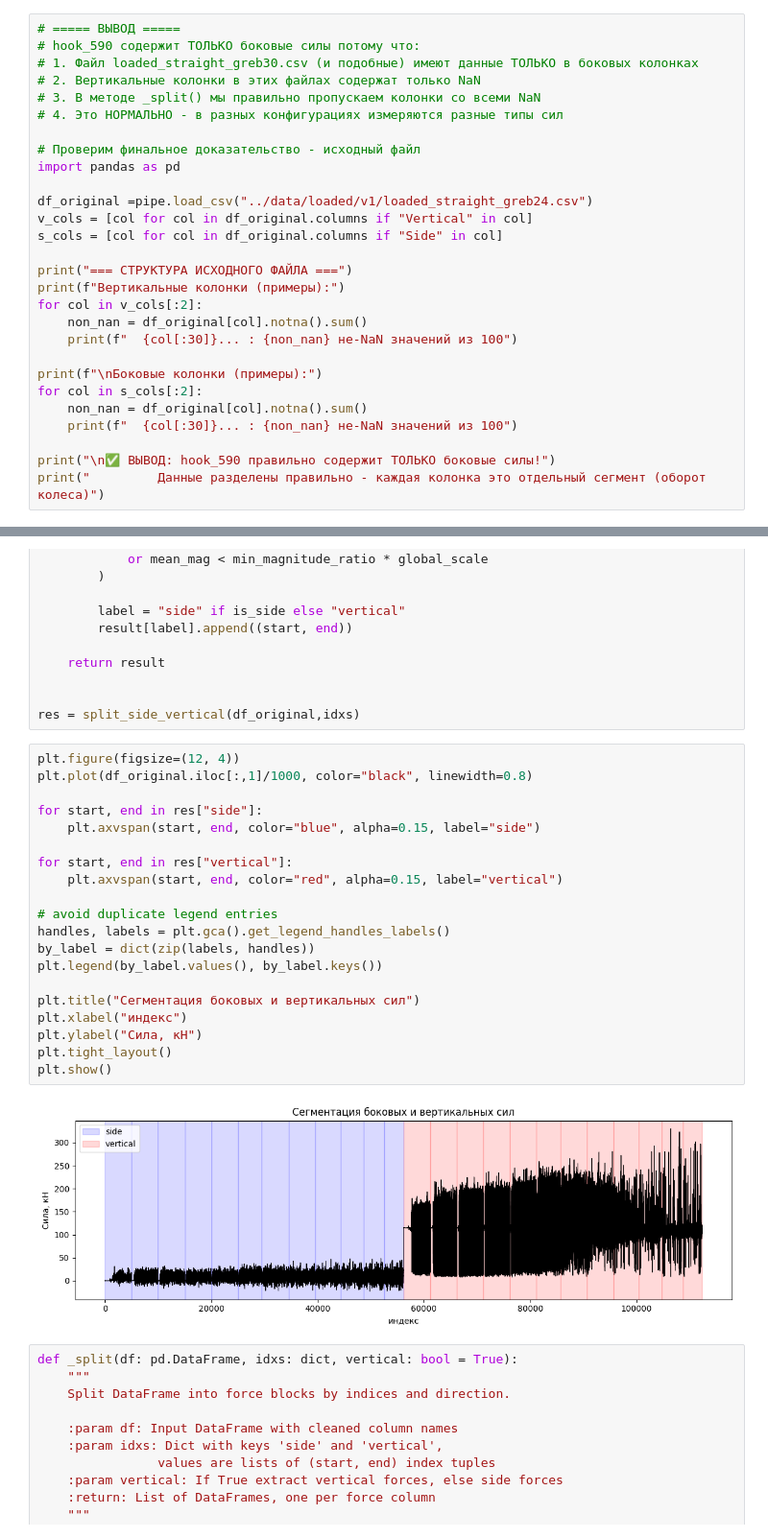
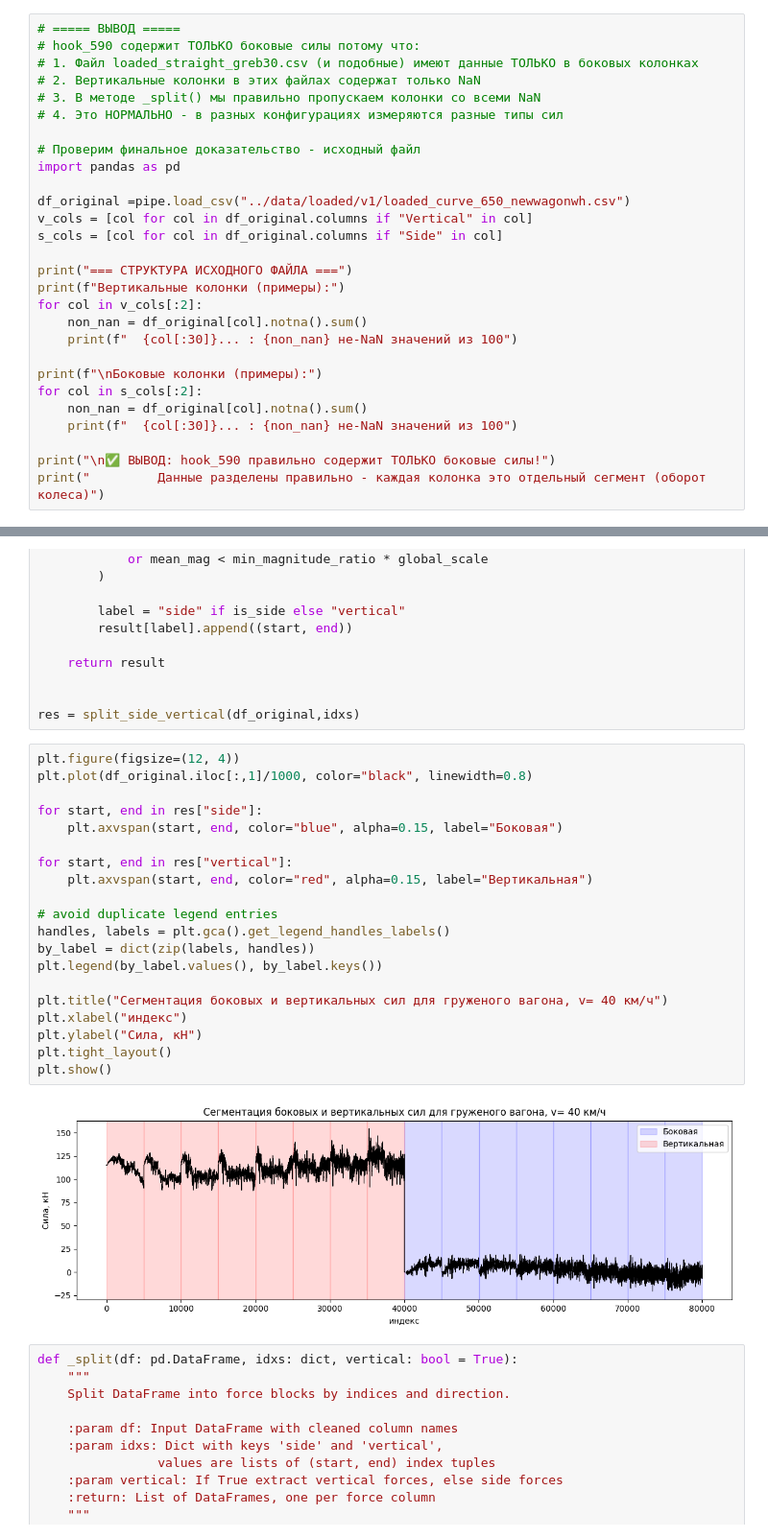
Before and after one commit to daniilgorenkov/Dissertation, a Jupyter notebook: reserach/sim_results.ipynb, the cells around one changed output, grey strips where cells are left out. Shown at 96% size. Drawn from its saved outputs; the diff is of its cells as text.

```diff
--- a/reserach/sim_results.ipynb
+++ b/reserach/sim_results.ipynb
@@ -32,7 +32,7 @@ plt.plot(hook[0].iloc[:,2]/1000)
 # Проверим финальное доказательство - исходный файл
 import pandas as pd
 
-df_original =pipe.load_csv("../data/loaded/v1/loaded_straight_greb24.csv")
+df_original =pipe.load_csv("../data/loaded/v1/loaded_curve_650_newwagonwh.csv")
 v_cols = [col for col in df_original.columns if "Vertical" in col]
 s_cols = [col for col in df_original.columns if "Side" in col]
 
@@ -143,25 +143,25 @@ res = split_side_vertical(df_original,idxs)
 # %%
 plt.figure(figsize=(12, 4))
 plt.plot(df_original.iloc[:,1]/1000, color="black", linewidth=0.8)
 
 for start, end in res["side"]:
-    plt.axvspan(start, end, color="blue", alpha=0.15, label="side")
+    plt.axvspan(start, end, color="blue", alpha=0.15, label="Боковая")
 
 for start, end in res["vertical"]:
-    plt.axvspan(start, end, color="red", alpha=0.15, label="vertical")
+    plt.axvspan(start, end, color="red", alpha=0.15, label="Вертикальная")
 
 # avoid duplicate legend entries
 handles, labels = plt.gca().get_legend_handles_labels()
 by_label = dict(zip(labels, handles))
 plt.legend(by_label.values(), by_label.keys())
 
-plt.title("Сегментация боковых и вертикальных сил")
+plt.title("Сегментация боковых и вертикальных сил для груженого вагона, v= 40 км/ч")
 plt.xlabel("индекс")
 plt.ylabel("Сила, кН")
 plt.tight_layout()
 plt.show()
 # %% [output]
-[figure, old version]
+[figure, new version]
 # %%
 def _split(df: pd.DataFrame, idxs: dict, vertical: bool = True):
     """
```
Also changed, not shown: parts of 7 cells of this notebook, 7 other files.
